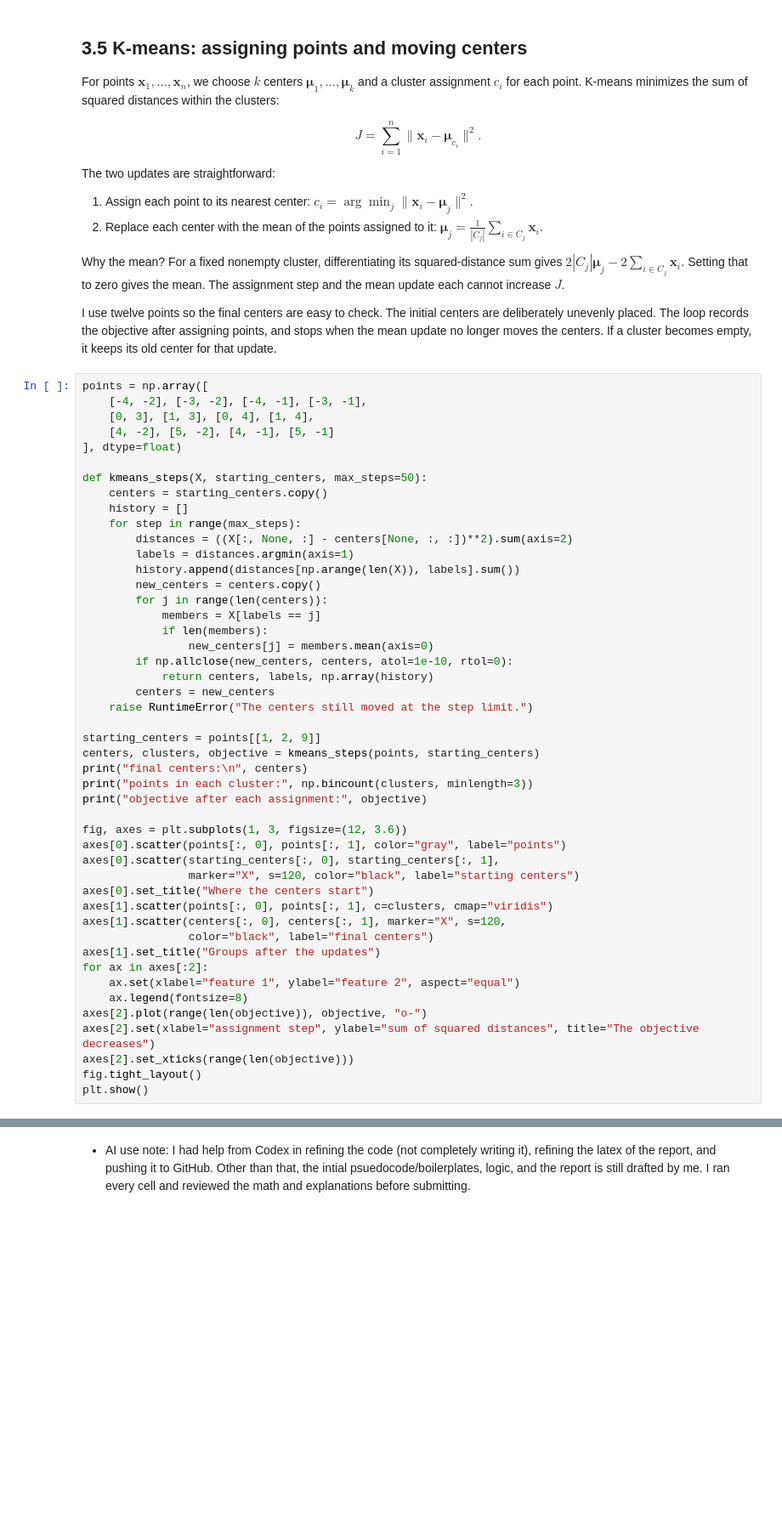
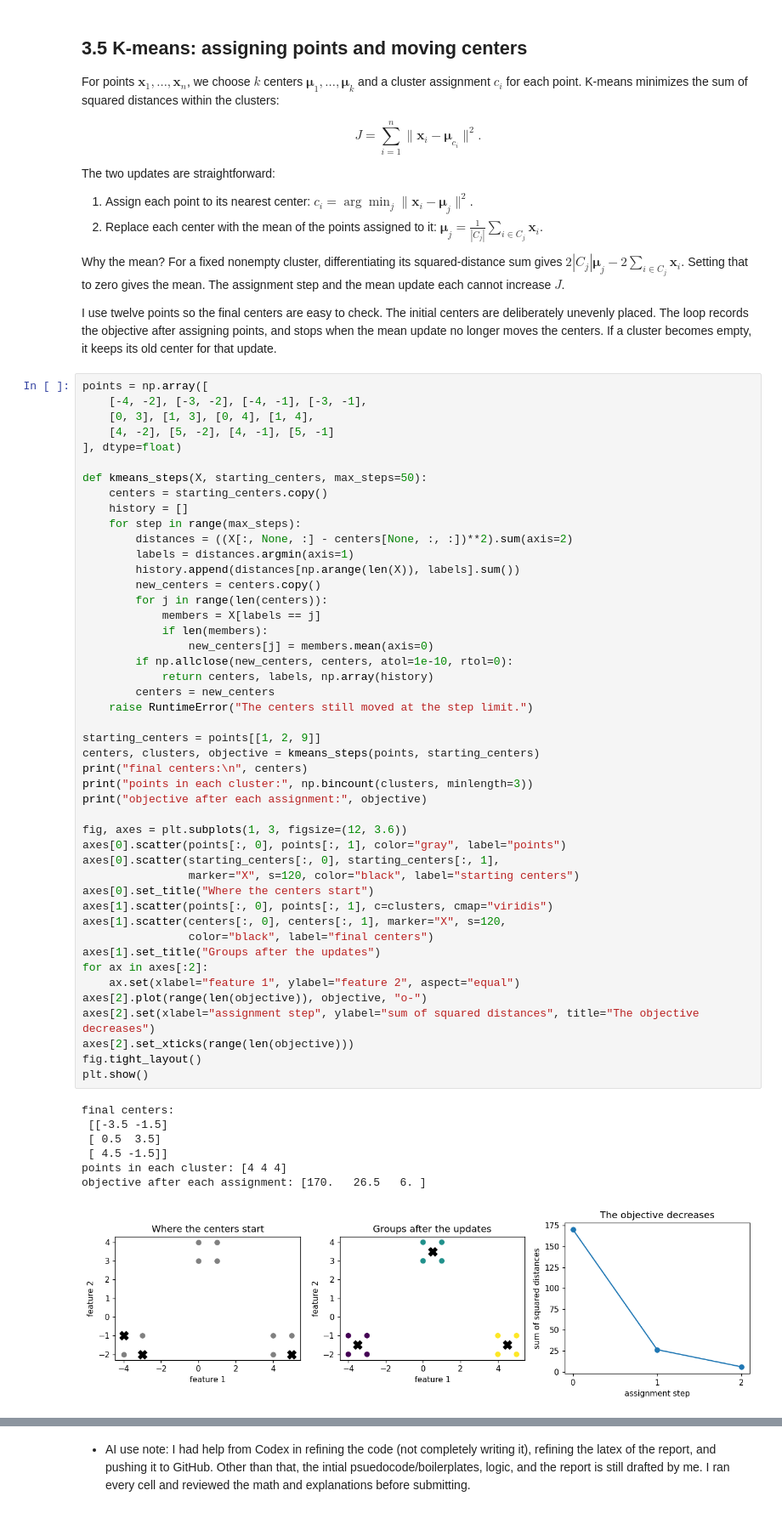
Before and after one commit to Aaxhirrr/mat-422-fall-2026, a Jupyter notebook: HW3.5_3.6/HW3_5_3_6_kmeans_svm.ipynb, the cells around one changed output, grey strips where cells are left out. Shown at 85% size. Cells and saved outputs as stored; diff of their text form; blank space fills up the shorter version.

Commit message:
Save executed examples and refine plot explanations

```diff
--- a/HW3.5_3.6/HW3_5_3_6_kmeans_svm.ipynb
+++ b/HW3.5_3.6/HW3_5_3_6_kmeans_svm.ipynb
@@ -59,34 +59,41 @@ def kmeans_steps(X, starting_centers, max_steps=50):
             members = X[labels == j]
             if len(members):
                 new_centers[j] = members.mean(axis=0)
         if np.allclose(new_centers, centers, atol=1e-10, rtol=0):
             return centers, labels, np.array(history)
         centers = new_centers
     raise RuntimeError("The centers still moved at the step limit.")
 
 starting_centers = points[[1, 2, 9]]
 centers, clusters, objective = kmeans_steps(points, starting_centers)
 print("final centers:\n", centers)
 print("points in each cluster:", np.bincount(clusters, minlength=3))
 print("objective after each assignment:", objective)
 
 fig, axes = plt.subplots(1, 3, figsize=(12, 3.6))
 axes[0].scatter(points[:, 0], points[:, 1], color="gray", label="points")
 axes[0].scatter(starting_centers[:, 0], starting_centers[:, 1],
                 marker="X", s=120, color="black", label="starting centers")
 axes[0].set_title("Where the centers start")
 axes[1].scatter(points[:, 0], points[:, 1], c=clusters, cmap="viridis")
 axes[1].scatter(centers[:, 0], centers[:, 1], marker="X", s=120,
                 color="black", label="final centers")
 axes[1].set_title("Groups after the updates")
 for ax in axes[:2]:
     ax.set(xlabel="feature 1", ylabel="feature 2", aspect="equal")
-    ax.legend(fontsize=8)
 axes[2].plot(range(len(objective)), objective, "o-")
 axes[2].set(xlabel="assignment step", ylabel="sum of squared distances", title="The objective decreases")
 axes[2].set_xticks(range(len(objective)))
 fig.tight_layout()
 plt.show()
+# %% [output]
+final centers:
+ [[-3.5 -1.5]
+ [ 0.5  3.5]
+ [ 4.5 -1.5]]
+points in each cluster: [4 4 4]
+objective after each assignment: [170.   26.5   6. ]
+[figure, added]
 # %% [markdown]
 The objective falls from $170$ to $26.5$ and then to $6$. The centers end up at $(-3.5,-1.5)$, $(0.5,3.5)$, and $(4.5,-1.5)$, with four points in each cluster. Each point is half a unit from its center in both coordinates, so its squared distance is $0.5$. Twelve contributions of $0.5$ give the printed total of $6$.
 
```
Also changed, not shown: parts of 7 cells of this notebook.
